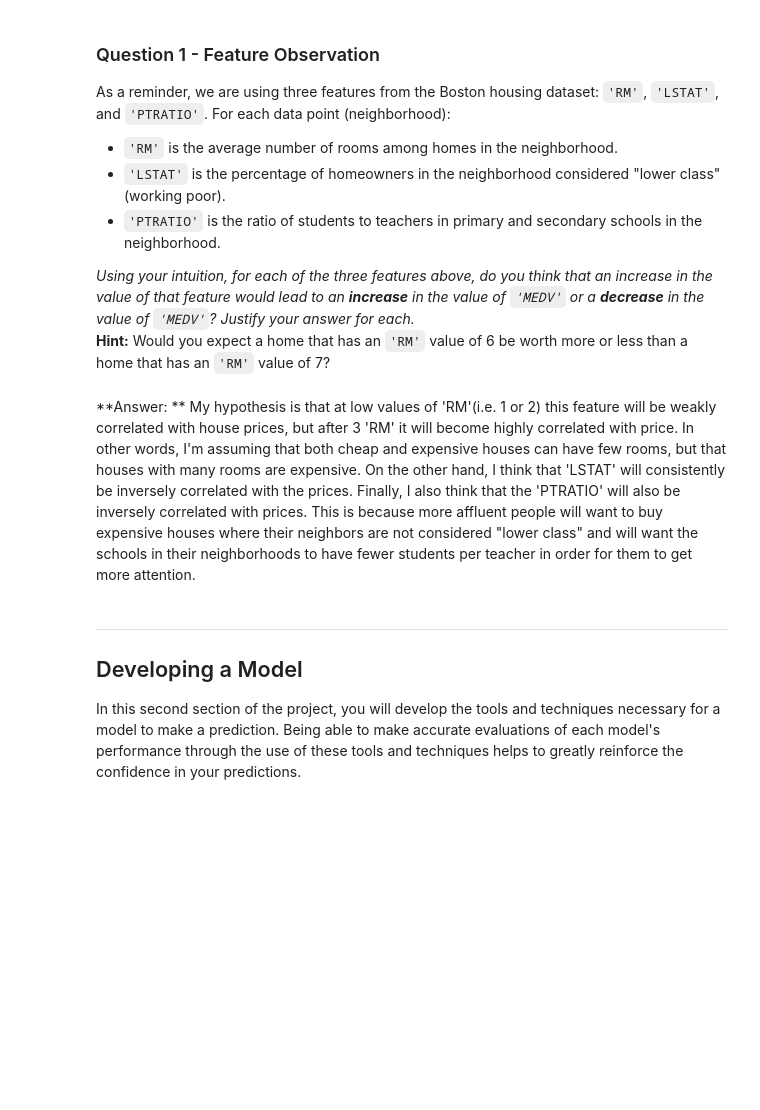
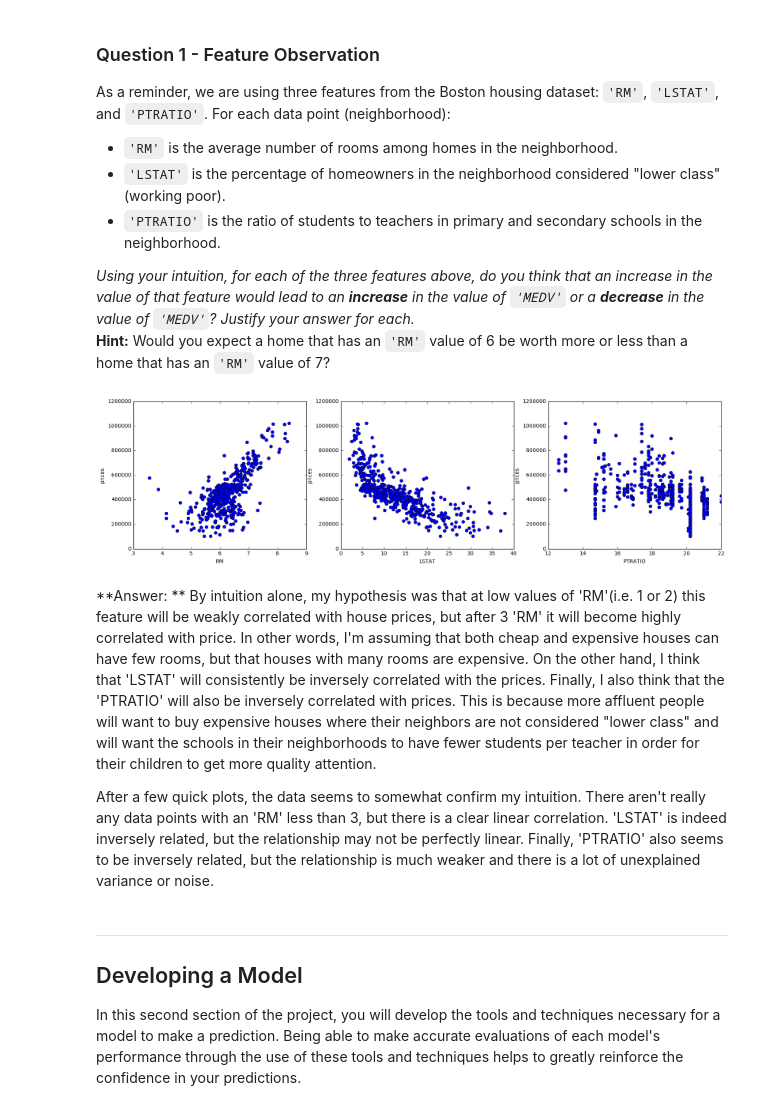
Before and after one commit to torenunez/machine-learning, a Jupyter notebook: projects/boston_housing/boston_housing.ipynb, the cells around one changed output. Drawn from its saved outputs; the diff is of its cells as text; code cells hidden in the pictures; blank space fills up the shorter version.

Commit message:
add charts and improve explanations, submission 3

```diff
--- a/projects/boston_housing/boston_housing.ipynb
+++ b/projects/boston_housing/boston_housing.ipynb
@@ -96,8 +92,24 @@ As a reminder, we are using three features from the Boston housing dataset: `'RM
 
 _Using your intuition, for each of the three features above, do you think that an increase in the value of that feature would lead to an **increase** in the value of `'MEDV'` or a **decrease** in the value of `'MEDV'`? Justify your answer for each._
 **Hint:** Would you expect a home that has an `'RM'` value of 6 be worth more or less than a home that has an `'RM'` value of 7?
+# %%
+# The following code example was partially obetained through a previous Udacity submission review.
+# I found it useful as a clever use of matplotlib and a good way to quickly confirm intuition.
+
+import matplotlib.pyplot as plt
+
+plt.figure(figsize=(20, 5))
+for i, col in enumerate(features.columns):
+    plt.subplot(1, 3, i+1)
+    plt.plot(features[col], prices, 'o')
+    plt.xlabel(col)
+    plt.ylabel('prices')
+# %% [output]
+[figure, added]
 # %% [markdown]
-**Answer: ** My hypothesis is that at low values of 'RM'(i.e. 1 or 2) this feature will be weakly correlated with house prices, but after 3 'RM' it will become highly correlated with price. In other words, I'm assuming that both cheap and expensive houses can have few rooms, but that houses with many rooms are expensive. On the other hand, I think that 'LSTAT' will consistently be inversely correlated with the prices. Finally, I also think that the 'PTRATIO' will also be inversely correlated with prices. This is because more affluent people will want to buy expensive houses where their neighbors are not considered "lower class" and will want the schools in their neighborhoods to have fewer students per teacher in order for them to get more attention.
+**Answer: ** By intuition alone, my hypothesis was that at low values of 'RM'(i.e. 1 or 2) this feature will be weakly correlated with house prices, but after 3 'RM' it will become highly correlated with price. In other words, I'm assuming that both cheap and expensive houses can have few rooms, but that houses with many rooms are expensive. On the other hand, I think that 'LSTAT' will consistently be inversely correlated with the prices. Finally, I also think that the 'PTRATIO' will also be inversely correlated with prices. This is because more affluent people will want to buy expensive houses where their neighbors are not considered "lower class" and will want the schools in their neighborhoods to have fewer students per teacher in order for their children to get more quality attention.
+
+After a few quick plots, the data seems to somewhat confirm my intuition. There aren't really any data points with an 'RM' less than 3, but there is a clear linear correlation. 'LSTAT' is indeed inversely related, but the relationship may not be perfectly linear. Finally, 'PTRATIO' also seems to be inversely related, but the relationship is much weaker and there is a lot of unexplained variance or noise.
 # %% [markdown]
 ----
 
```
Also changed, not shown: parts of 7 cells of this notebook, 1 other file.
